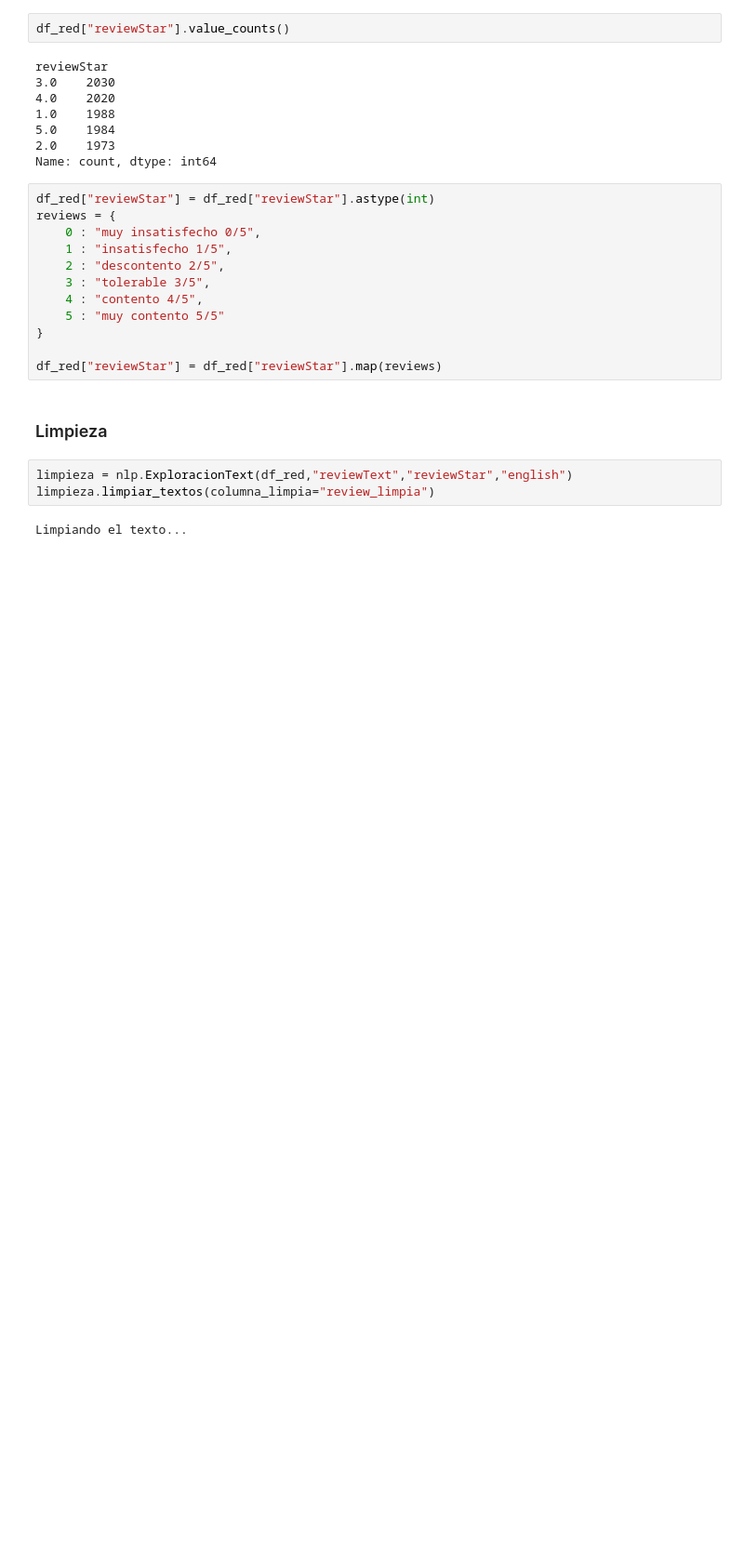
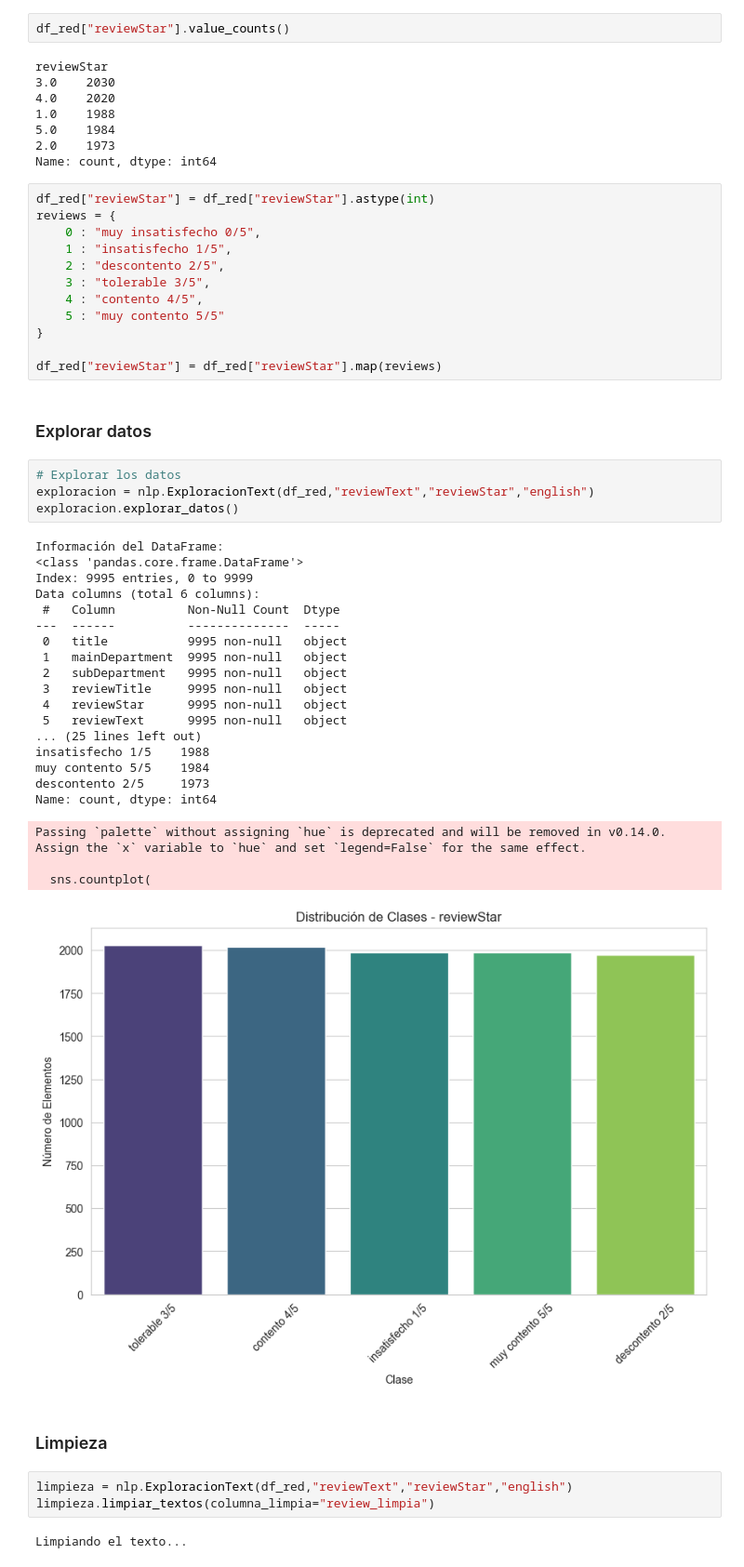
Before and after one commit to apelsito/modulo09-leccion06-nlp-LAB, a Jupyter notebook: modulo09-leccion06-nlp-LAB.ipynb, the cells around one changed output. Shown at 93% size. Cells and saved outputs as stored; diff of their text form; blank space fills up the shorter version.

```diff
--- a/modulo09-leccion06-nlp-LAB.ipynb
+++ b/modulo09-leccion06-nlp-LAB.ipynb
@@ -274,6 +257,34 @@ reviews = {
 }
 
 df_red["reviewStar"] = df_red["reviewStar"].map(reviews)
+# %% [markdown]
+### Explorar datos
+# %%
+# Explorar los datos
+exploracion = nlp.ExploracionText(df_red,"reviewText","reviewStar","english")
+exploracion.explorar_datos()
+# %% [output]
+Información del DataFrame:
+<class 'pandas.core.frame.DataFrame'>
+Index: 9995 entries, 0 to 9999
+Data columns (total 6 columns):
+ #   Column          Non-Null Count  Dtype
+---  ------          --------------  -----
+ 0   title           9995 non-null   object
+ 1   mainDepartment  9995 non-null   object
+ 2   subDepartment   9995 non-null   object
+ 3   reviewTitle     9995 non-null   object
+ 4   reviewStar      9995 non-null   object
+ 5   reviewText      9995 non-null   object
+... (25 lines left out)
+insatisfecho 1/5    1988
+muy contento 5/5    1984
+descontento 2/5     1973
+Name: count, dtype: int64
+Passing `palette` without assigning `hue` is deprecated and will be removed in v0.14.0. Assign the `x` variable to `hue` and set `legend=False` for the same effect.
+
+  sns.countplot(
+[figure, added]
 # %% [markdown]
 ### Limpieza
 # %%
```
Also changed, not shown: parts of 9 cells of this notebook.
